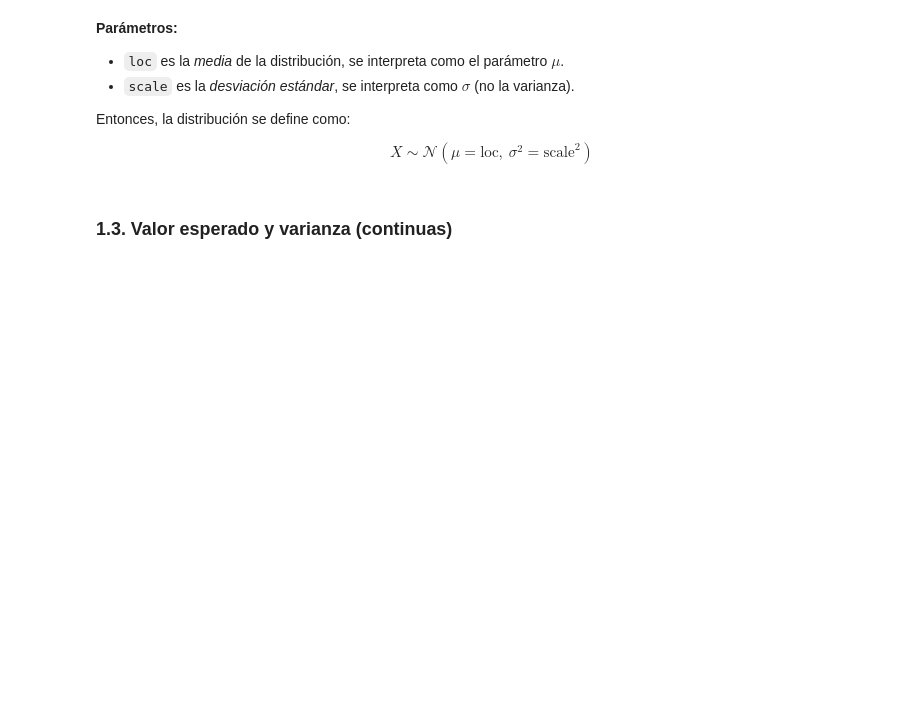
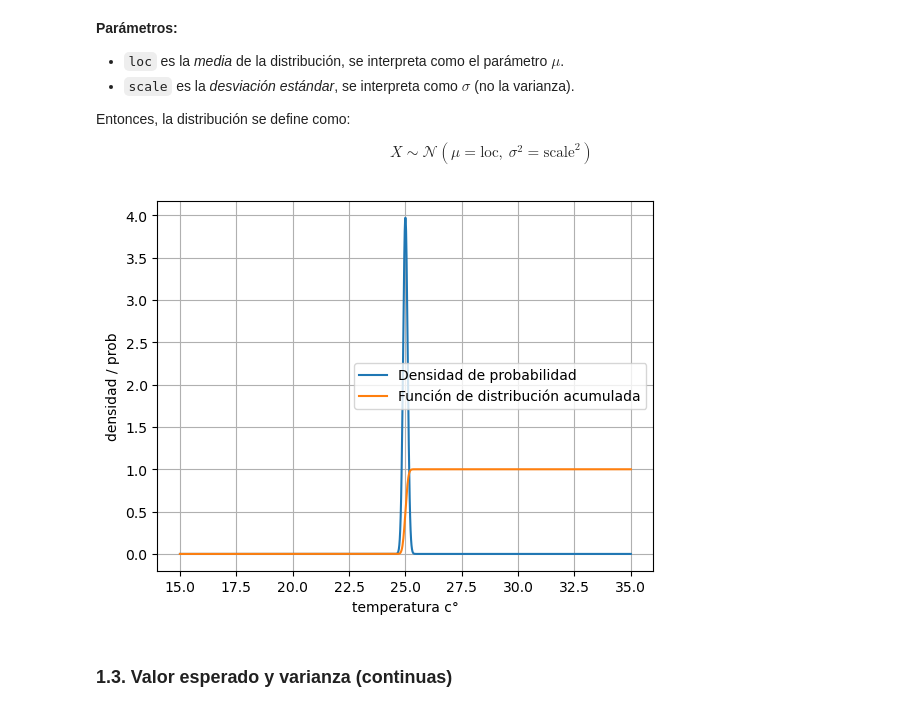
Before and after one commit to patymunoz/modelos-graficos-probabilisticos, a Jupyter notebook: docs/source/modulo1/M1-sesion3-PT2.ipynb, the cells around one changed output. Cells and saved outputs as stored; diff of their text form; code cells hidden in the pictures; blank space fills up the shorter version.

```diff
--- a/docs/source/modulo1/M1-sesion3-PT2.ipynb
+++ b/docs/source/modulo1/M1-sesion3-PT2.ipynb
@@ -292,3 +343,8 @@ Esta integral representa la probabilidad acumulada de que la variable tome un va
+# %%
+# Variable aleatoria normal
+mu = 25
+sigma = 0.1
+X = stats.norm(loc=mu, scale=sigma)
 # %% [markdown]
 **Parámetros:**
 
@@ -305,3 +359,16 @@ $$
+# %%
+# Gráfico de pdf y cdf
+x = np.linspace(15, 35, 1000)
+y1 = X.pdf(x)
+y2 = X.cdf(x)
+plt.plot(x, y1, label='Densidad de probabilidad')
+plt.plot(x, y2, label='Función de distribución acumulada')
+plt.xlabel('temperatura c°')
+plt.ylabel('densidad / prob')
+plt.legend()
+plt.grid()
+# %% [output]
+[figure, added]
 # %% [markdown]
 ### 1.3. Valor esperado y varianza (continuas)
 # %% [markdown]
```
Also changed, not shown: parts of 16 cells of this notebook, 5 other files.
